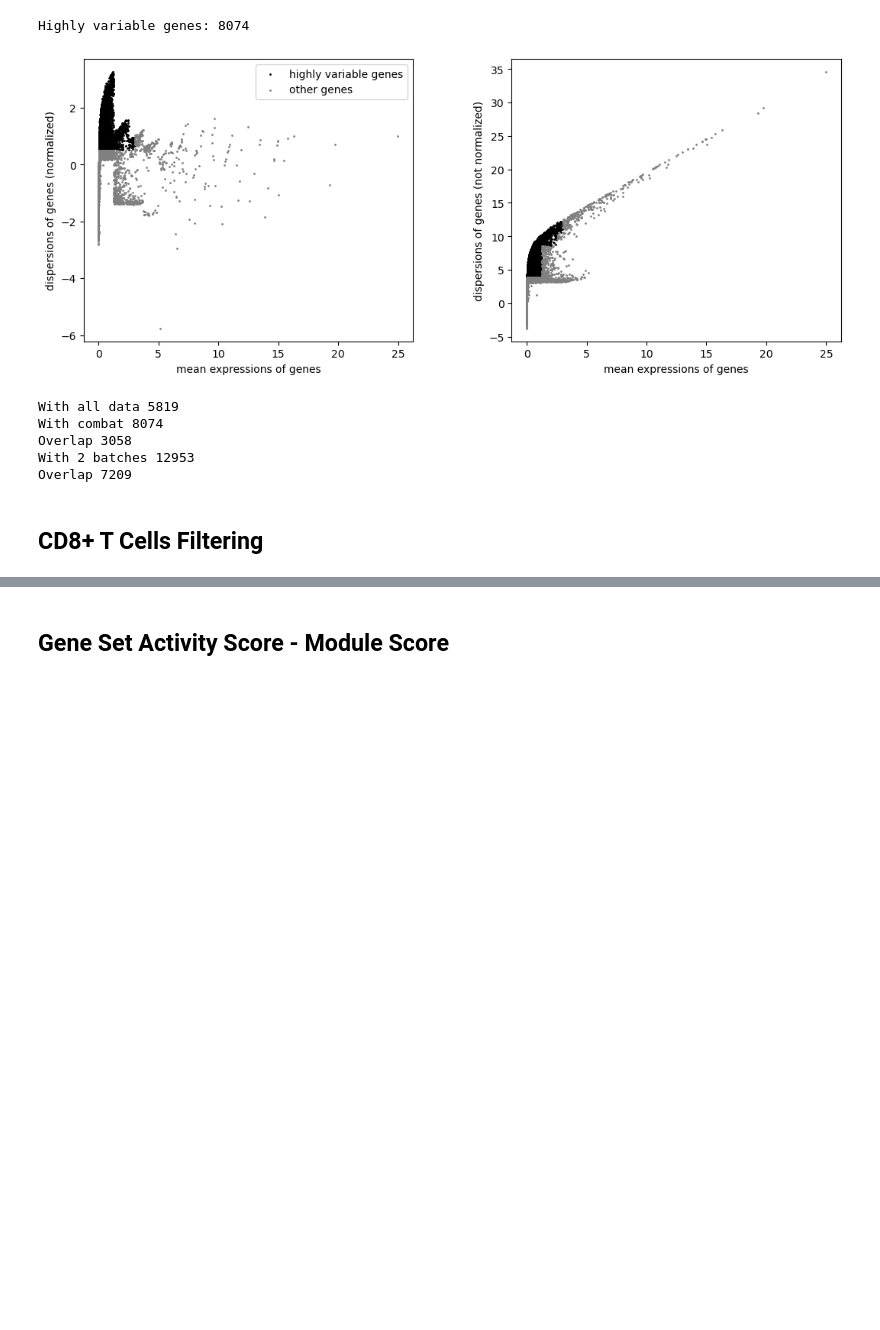
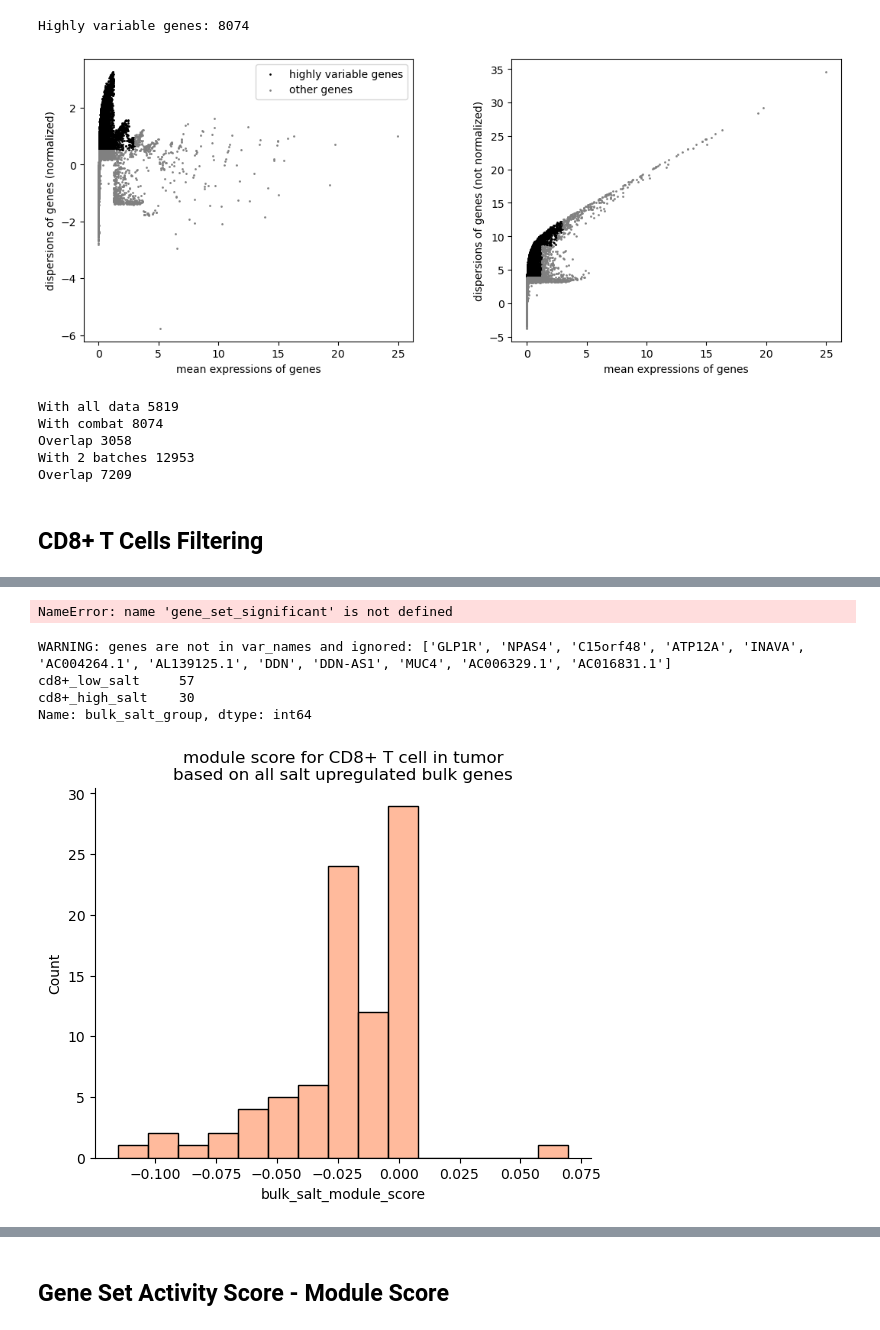
Before and after one commit to mBiocoder/Nature_immunology_code_repository, a Jupyter notebook: CD8_T_scRNAseq_azizi_data/CD8_T_scRNAseq_analysis_azizi_data.ipynb, the cells around one changed output, grey strips where cells are left out. Cells and saved outputs as stored; diff of their text form; code cells hidden in the pictures; blank space fills up the shorter version.

```diff
--- a/CD8_T_scRNAseq_azizi_data/CD8_T_scRNAseq_analysis_azizi_data.ipynb
+++ b/CD8_T_scRNAseq_azizi_data/CD8_T_scRNAseq_analysis_azizi_data.ipynb
@@ -375,0 +448,3 @@ plt.savefig('../figures/marker_genes_CD8+_T_cells.png', dpi = 300, bbox_inches =
+# %%
+adata = sc.read_h5ad('../data/azizi_data/preprocessed_patients.h5ad')
+adata
@@ -375,0 +459,3 @@ plt.savefig('../figures/marker_genes_CD8+_T_cells.png', dpi = 300, bbox_inches =
+# %%
+tumor_t_cells = adata[adata.obs['Tumor'] == True]
+tumor_t_cells
@@ -375,0 +533,38 @@ plt.savefig('../figures/marker_genes_CD8+_T_cells.png', dpi = 300, bbox_inches =
+# %%
+sc.tl.score_genes(tumor_t_cells, gene_list=gene_set_significant['single_cell_upregulated'][:], score_name='sc_salt_module_score')
+
+threshold = 0.0
+
+# Create a new column indicating high or low salt based on the threshold
+tumor_t_cells.obs['sc_salt_group'] = pd.cut(tumor_t_cells.obs['sc_salt_module_score'], bins=[-float('inf'), -0.01, threshold, float('inf')],
+                                 labels=['cd8+_low_salt', 'cd8+_neutral_salt', 'cd8+_high_salt'], include_lowest=True)
+
+print(tumor_t_cells.obs['sc_salt_group'].value_counts())
+sns.histplot(tumor_t_cells.obs['sc_salt_module_score'])
+plt.title(f'module score for CD8+ T cell in tumor\nbased on all salt upregulated scRNAseq genes')
+sns.despine()
+
+plt.savefig(f'../figures/module score for CD8+ T cell in tumor\nbased on all salt upregulated scRNAseq genes.pdf', dpi = 300, bbox_inches = 'tight')
+# %% [output]
+NameError: name 'gene_set_significant' is not defined
+# %%
+sc.tl.score_genes(tumor_t_cells, gene_list=gene_set_significant['bulk_upregulated'][:60], score_name='bulk_salt_module_score')
+
+threshold = -0.00001
+
+# Create a new column indicating high or low salt based on the threshold
+tumor_t_cells.obs['bulk_salt_group'] = pd.cut(tumor_t_cells.obs['bulk_salt_module_score'], bins=[-float('inf'), threshold, float('inf')],
+                                 labels=['cd8+_low_salt', 'cd8+_high_salt'], include_lowest=True)
+
+print(tumor_t_cells.obs['bulk_salt_group'].value_counts())
+sns.histplot(tumor_t_cells.obs['bulk_salt_module_score'])
+plt.title(f'module score for CD8+ T cell in tumor\nbased on all salt upregulated bulk genes')
+sns.despine()
+
+plt.savefig(f'../figures/module score for CD8+ T cell in tumor\nbased on all salt upregulated bulk genes.pdf', dpi = 300, bbox_inches = 'tight')
+# %% [output]
+WARNING: genes are not in var_names and ignored: ['GLP1R', 'NPAS4', 'C15orf48', 'ATP12A', 'INAVA', 'AC004264.1', 'AL139125.1', 'DDN', 'DDN-AS1', 'MUC4', 'AC006329.1', 'AC016831.1']
+cd8+_low_salt     57
+cd8+_high_salt    30
+Name: bulk_salt_group, dtype: int64
+[figure, added]
```
Also changed, not shown: parts of 38 cells of this notebook, 1 other file.
